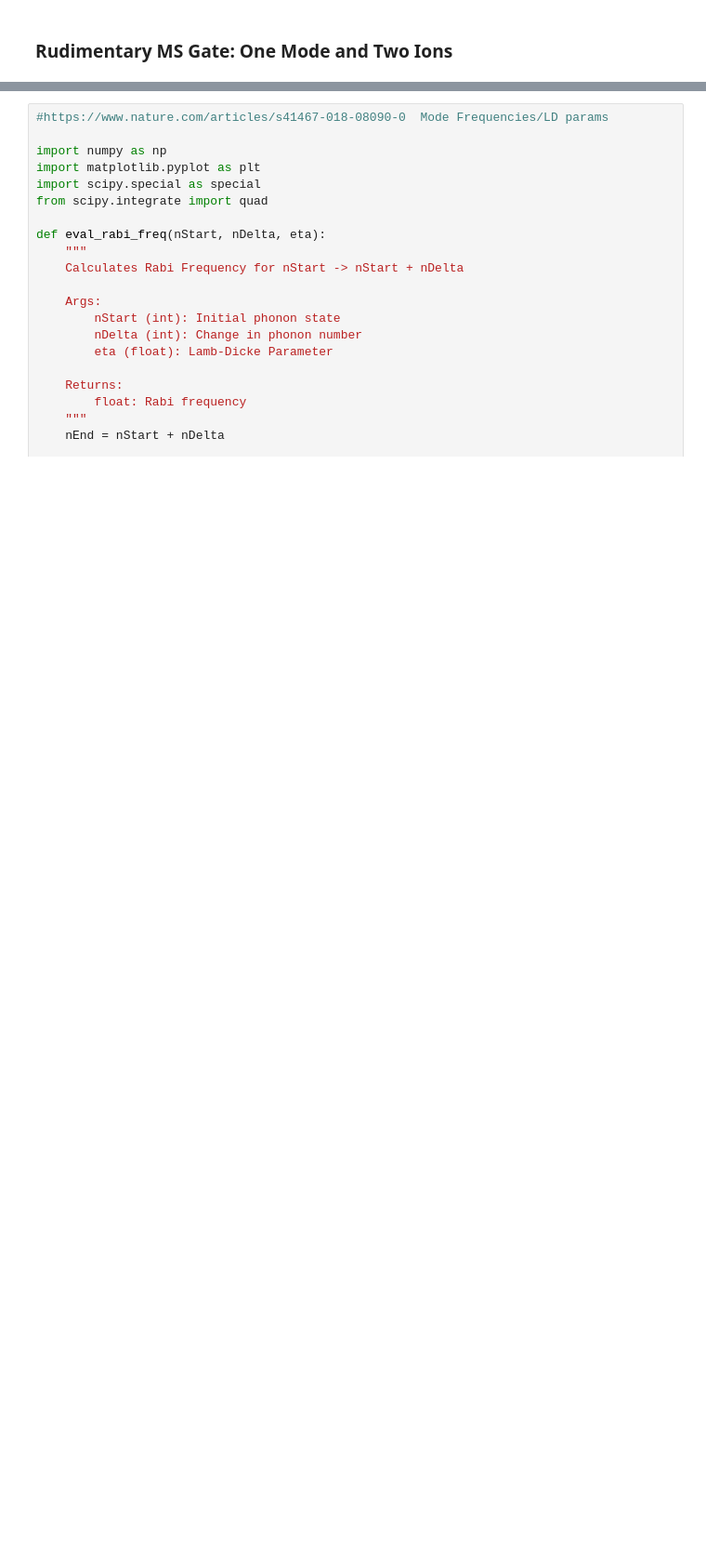
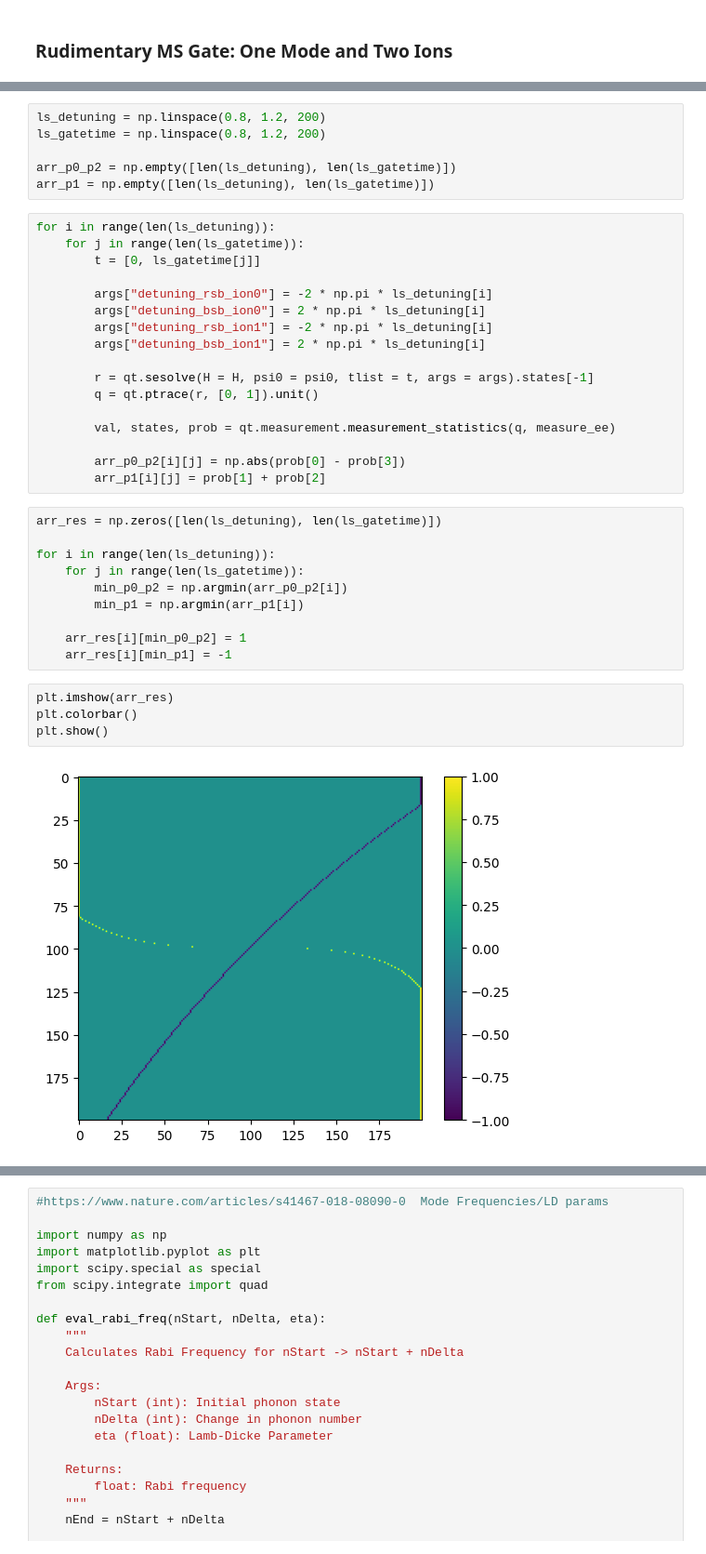
Before and after one commit to muyoungRand/sims, a Jupyter notebook: MS_Gate.ipynb, the cells around one changed output, grey strips where cells are left out. Shown at 93% size. Saved outputs shown, nothing was run; the diff lists cells and outputs as text; blank space fills up the shorter version.

```diff
--- a/MS_Gate.ipynb
+++ b/MS_Gate.ipynb
@@ -142,0 +124,39 @@ bsb = [omega_1 * bsb_1, omega_1 * bsb_1p, omega_2 * bsb_2, omega_2 * bsb_2p]
+# %%
+ls_detuning = np.linspace(0.8, 1.2, 200)
+ls_gatetime = np.linspace(0.8, 1.2, 200)
+
+arr_p0_p2 = np.empty([len(ls_detuning), len(ls_gatetime)])
+arr_p1 = np.empty([len(ls_detuning), len(ls_gatetime)])
+# %%
+for i in range(len(ls_detuning)):
+    for j in range(len(ls_gatetime)):
+        t = [0, ls_gatetime[j]]
+
+        args["detuning_rsb_ion0"] = -2 * np.pi * ls_detuning[i]
+        args["detuning_bsb_ion0"] = 2 * np.pi * ls_detuning[i]
+        args["detuning_rsb_ion1"] = -2 * np.pi * ls_detuning[i]
+        args["detuning_bsb_ion1"] = 2 * np.pi * ls_detuning[i]
+
+        r = qt.sesolve(H = H, psi0 = psi0, tlist = t, args = args).states[-1]
+        q = qt.ptrace(r, [0, 1]).unit()
+
+        val, states, prob = qt.measurement.measurement_statistics(q, measure_ee)
+
+        arr_p0_p2[i][j] = np.abs(prob[0] - prob[3])
+        arr_p1[i][j] = prob[1] + prob[2]
+# %%
+arr_res = np.zeros([len(ls_detuning), len(ls_gatetime)])
+
+for i in range(len(ls_detuning)):
+    for j in range(len(ls_gatetime)):
+        min_p0_p2 = np.argmin(arr_p0_p2[i])
+        min_p1 = np.argmin(arr_p1[i])
+
+    arr_res[i][min_p0_p2] = 1
+    arr_res[i][min_p1] = -1
+# %%
+plt.imshow(arr_res)
+plt.colorbar()
+plt.show()
+# %% [output]
+[figure, added]
```
Also changed, not shown: parts of 5 cells of this notebook.
